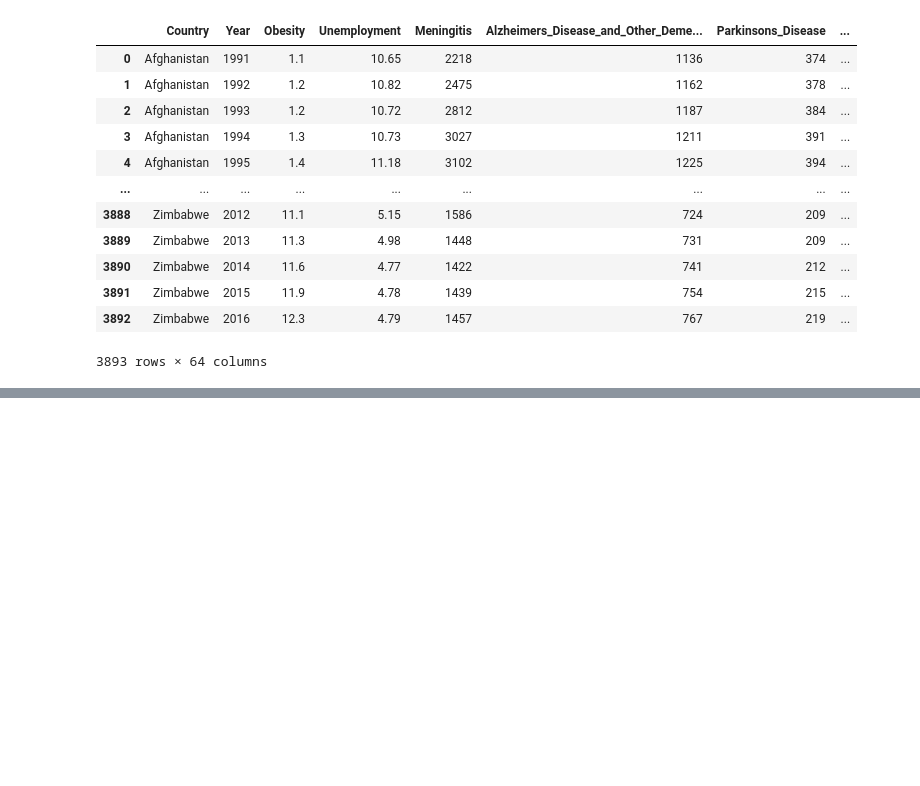
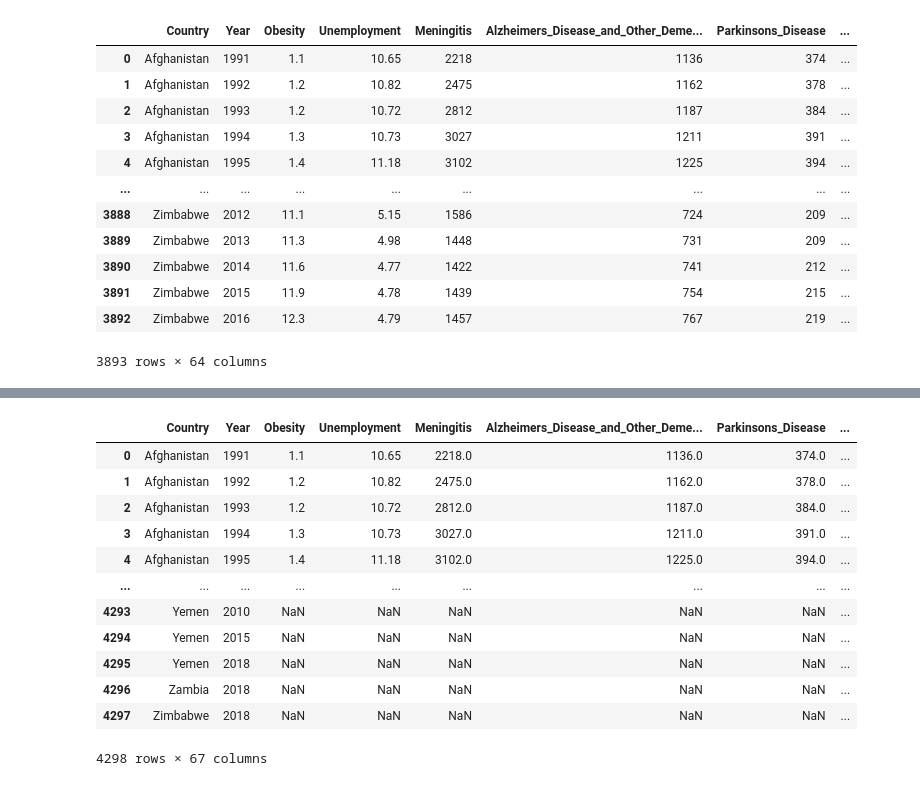
Before and after one commit to Gbau11/Mortality, a Jupyter notebook: jupyter/transform_per_capita.ipynb, the cells around one changed output, grey strips where cells are left out. Cells and saved outputs as stored; diff of their text form; code cells hidden in the pictures; blank space fills up the shorter version.

```diff
--- a/jupyter/transform_per_capita.ipynb
+++ b/jupyter/transform_per_capita.ipynb
@@ -261,0 +341,2 @@ df
+# %%
+df_alc = pd.read_csv('../csv/total-alcohol-consumption-per-capita-litres-of-pure- ahcool new.csv')
@@ -261,0 +357,6 @@ df
+# %%
+df_alc = df_alc.rename(columns={'Entity': 'Country', 'Total alcohol consumption per capita (liters of pure alcohol, projected estimates, 15+ years of age)': 'Alcohol consum'})
+
+df_alc = df_alc[['Country', 'Year', 'Alcohol consum']]
+
+df_alc
@@ -261,0 +377,18 @@ df
+# %%
+df_merg = pd.merge(df, df_alc, on=['Country', 'Year'], how='outer')
+
+df_merg
+# %% [output]
+|  | Country | Year | Obesity | Unemployment | Meningitis | Alzheimers_Disease_and_Other_Deme... | Parkinsons_Disease | ... |
+| 0 | Afghanistan | 1991 | 1.1 | 10.65 | 2218.0 | 1136.0 | 374.0 | ... |
+| 1 | Afghanistan | 1992 | 1.2 | 10.82 | 2475.0 | 1162.0 | 378.0 | ... |
+| 2 | Afghanistan | 1993 | 1.2 | 10.72 | 2812.0 | 1187.0 | 384.0 | ... |
+| 3 | Afghanistan | 1994 | 1.3 | 10.73 | 3027.0 | 1211.0 | 391.0 | ... |
+| 4 | Afghanistan | 1995 | 1.4 | 11.18 | 3102.0 | 1225.0 | 394.0 | ... |
+| ... | ... | ... | ... | ... | ... | ... | ... | ... |
+| 4293 | Yemen | 2010 | NaN | NaN | NaN | NaN | NaN | ... |
+| 4294 | Yemen | 2015 | NaN | NaN | NaN | NaN | NaN | ... |
+| 4295 | Yemen | 2018 | NaN | NaN | NaN | NaN | NaN | ... |
+| 4296 | Zambia | 2018 | NaN | NaN | NaN | NaN | NaN | ... |
+| 4297 | Zimbabwe | 2018 | NaN | NaN | NaN | NaN | NaN | ... |
+4298 rows × 67 columns
```
Also changed, not shown: parts of 19 cells of this notebook, 7 other files.
